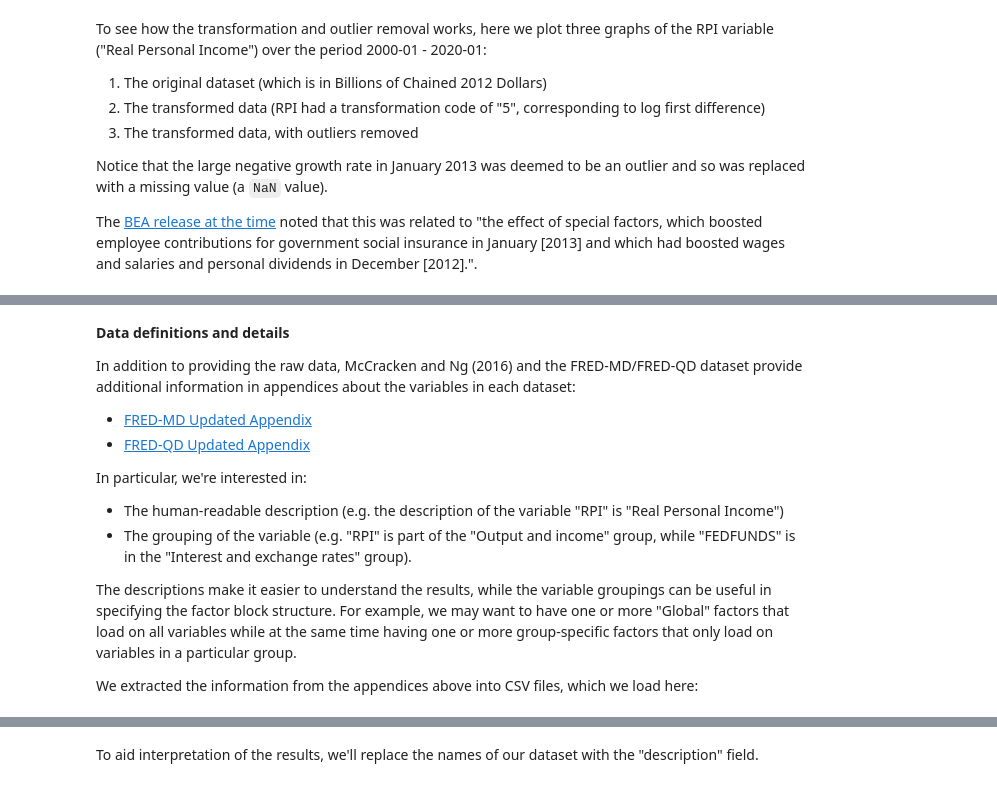
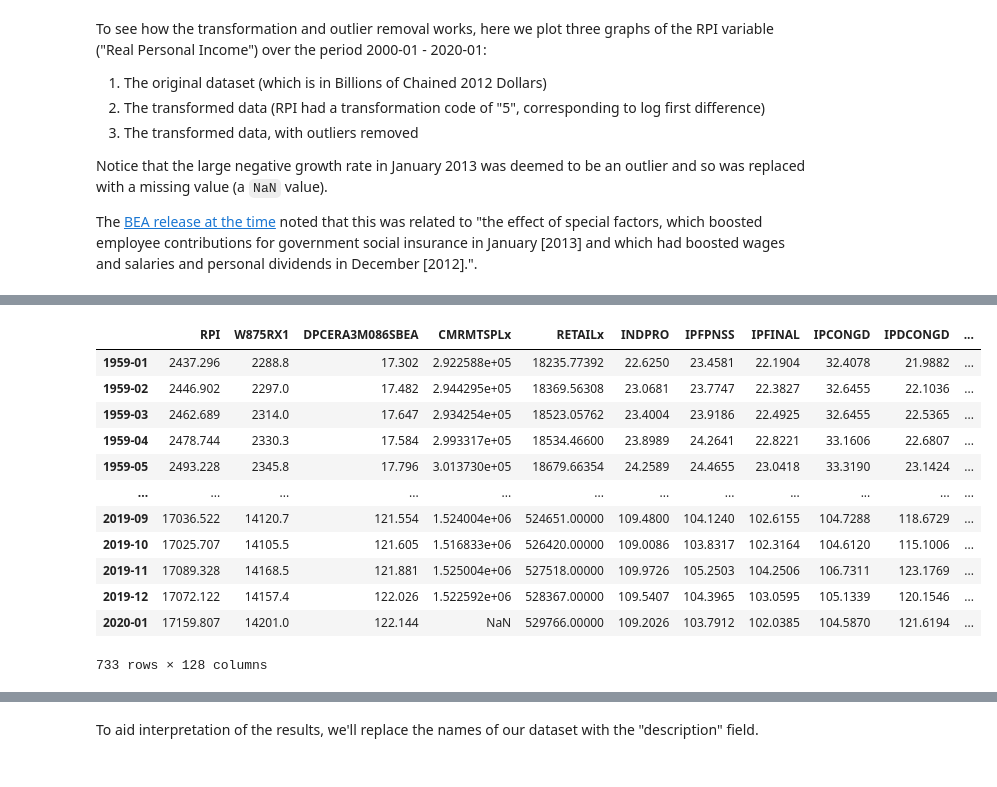
Before and after one commit to msh855/tsa-notebooks, a Jupyter notebook: statespace_large_dynamic_factor_models_copy.ipynb, the cells around one changed output, grey strips where cells are left out. Saved outputs shown, nothing was run; the diff lists cells and outputs as text; code cells hidden in the pictures.

```diff
--- a/statespace_large_dynamic_factor_models_copy.ipynb
+++ b/statespace_large_dynamic_factor_models_copy.ipynb
@@ -181,19 +193,20 @@ with sns.color_palette('deep'):
-# %% [markdown]
-**Data definitions and details**
-
-In addition to providing the raw data, McCracken and Ng (2016) and the FRED-MD/FRED-QD dataset provide additional information in appendices about the variables in each dataset:
-
-- [FRED-MD Updated Appendix](https://s3.amazonaws.com/files.fred.stlouisfed.org/fred-md/Appendix_Tables_Update.pdf)
-- [FRED-QD Updated Appendix](https://s3.amazonaws.com/files.fred.stlouisfed.org/fred-md/FRED-QD_appendix.pdf)
-
-In particular, we're interested in:
-
-- The human-readable description (e.g. the description of the variable "RPI" is "Real Personal Income")
-- The grouping of the variable (e.g. "RPI" is part of the "Output and income" group, while "FEDFUNDS" is in the "Interest and exchange rates" group).
-
-The descriptions make it easier to understand the results, while the variable groupings can be useful in specifying the factor block structure. For example, we may want to have one or more "Global" factors that load on all variables while at the same time having one or more group-specific factors that only load on variables in a particular group.
-
-We extracted the information from the appendices above into CSV files, which we load here:
+# %%
+# Original data
+dta['2020-02'].orig_m
+# %% [output]
+|  | RPI | W875RX1 | DPCERA3M086SBEA | CMRMTSPLx | RETAILx | INDPRO | IPFPNSS | IPFINAL | IPCONGD | IPDCONGD | ... |
+| 1959-01 | 2437.296 | 2288.8 | 17.302 | 2.922588e+05 | 18235.77392 | 22.6250 | 23.4581 | 22.1904 | 32.4078 | 21.9882 | ... |
+| 1959-02 | 2446.902 | 2297.0 | 17.482 | 2.944295e+05 | 18369.56308 | 23.0681 | 23.7747 | 22.3827 | 32.6455 | 22.1036 | ... |
+| 1959-03 | 2462.689 | 2314.0 | 17.647 | 2.934254e+05 | 18523.05762 | 23.4004 | 23.9186 | 22.4925 | 32.6455 | 22.5365 | ... |
+| 1959-04 | 2478.744 | 2330.3 | 17.584 | 2.993317e+05 | 18534.46600 | 23.8989 | 24.2641 | 22.8221 | 33.1606 | 22.6807 | ... |
+| 1959-05 | 2493.228 | 2345.8 | 17.796 | 3.013730e+05 | 18679.66354 | 24.2589 | 24.4655 | 23.0418 | 33.3190 | 23.1424 | ... |
+| ... | ... | ... | ... | ... | ... | ... | ... | ... | ... | ... | ... |
+| 2019-09 | 17036.522 | 14120.7 | 121.554 | 1.524004e+06 | 524651.00000 | 109.4800 | 104.1240 | 102.6155 | 104.7288 | 118.6729 | ... |
+| 2019-10 | 17025.707 | 14105.5 | 121.605 | 1.516833e+06 | 526420.00000 | 109.0086 | 103.8317 | 102.3164 | 104.6120 | 115.1006 | ... |
+| 2019-11 | 17089.328 | 14168.5 | 121.881 | 1.525004e+06 | 527518.00000 | 109.9726 | 105.2503 | 104.2506 | 106.7311 | 123.1769 | ... |
+| 2019-12 | 17072.122 | 14157.4 | 122.026 | 1.522592e+06 | 528367.00000 | 109.5407 | 104.3965 | 103.0595 | 105.1339 | 120.1546 | ... |
+| 2020-01 | 17159.807 | 14201.0 | 122.144 | NaN | 529766.00000 | 109.2026 | 103.7912 | 102.0385 | 104.5870 | 121.6194 | ... |
+733 rows × 128 columns
 # %%
 # Definitions from the Appendix for FRED-MD variables
 defn_m = pd.read_csv('data/fredmd_definitions.csv')
```
Also changed, not shown: parts of 16 cells of this notebook, 1 other file.
